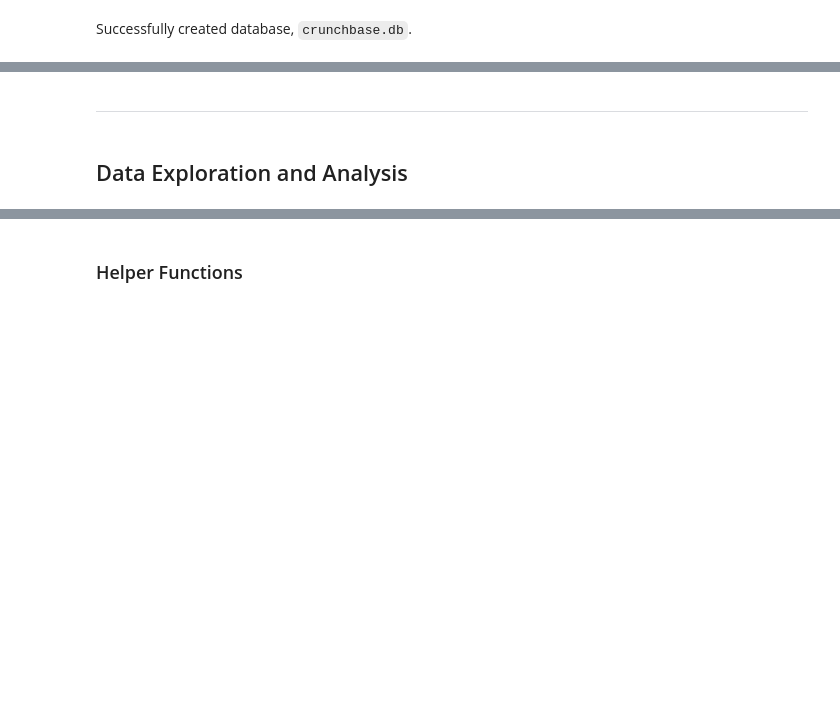
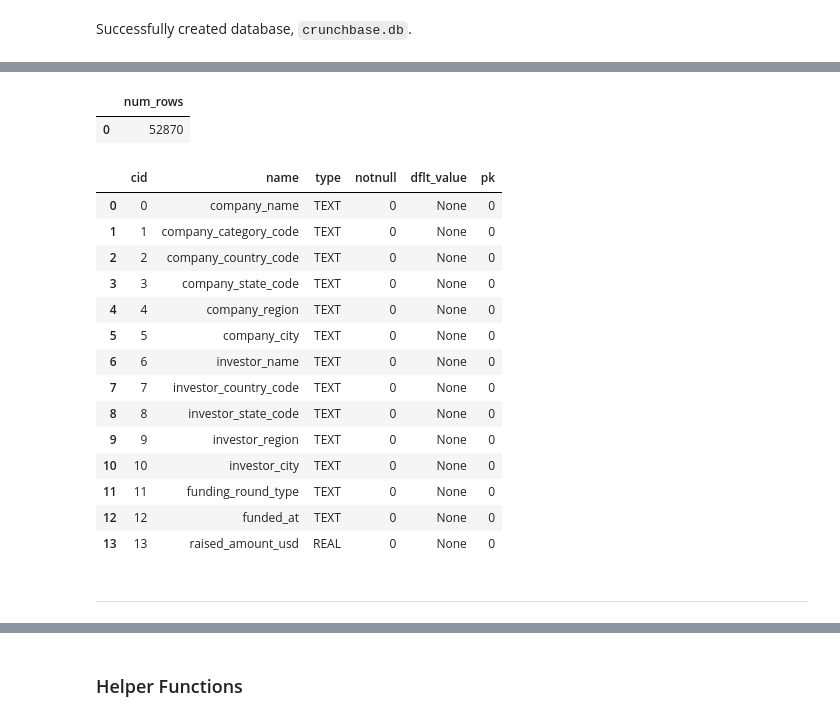
Before and after one commit to johannesgiorgis/dataquest, a Jupyter notebook: data_engineer_path/projects/project03_analyzing_startup_fundraising_deals_from_crunchbase/project03_analyzing_startup_fundraising_deals_from_crunchbase.ipynb, the cells around one changed output, grey strips where cells are left out. Drawn from its saved outputs; the diff is of its cells as text; code cells hidden in the pictures; blank space fills up the shorter version.

Commit message:
review project03 analyzing startup fundraising deals from crunchbase - reached data exploration and analysis part

```diff
--- a/data_engineer_path/projects/project03_analyzing_startup_fundraising_deals_from_crunchbase/project03_analyzing_startup_fundraising_deals_from_crunchbase.ipynb
+++ b/data_engineer_path/projects/project03_analyzing_startup_fundraising_deals_from_crunchbase/project03_analyzing_startup_fundraising_deals_from_crunchbase.ipynb
@@ -637,3 +660,19 @@ crunchbase.db
 project03_analyzing_startup_fundraising_deals_from_crunchbase.ipynb
 # %% [markdown]
 Successfully created database, `crunchbase.db`.
+# %%
+# SQLite Helper Functions
+
+def run_query(query):
+    with sqlite3.connect('crunchbase.db') as conn:
+        return pd.read_sql(query, conn)
+
+def show_tables():
+    query = '''
+    SELECT
+        name,
+        type
+    FROM sqlite_master
+    WHERE type IN ("table", "view");
+    '''
+    return run_query(query)
@@ -640,4 +704,29 @@ Successfully created database, `crunchbase.db`.
+# %%
+df = run_query('SELECT count(*) as num_rows from investments')
+df
+# %% [output]
+|  | num_rows |
+| 0 | 52870 |
+# %%
+# Table Columns info
+
+df = run_query('PRAGMA table_info(investments)')
+df
+# %% [output]
+|  | cid | name | type | notnull | dflt_value | pk |
+| 0 | 0 | company_name | TEXT | 0 | None | 0 |
+| 1 | 1 | company_category_code | TEXT | 0 | None | 0 |
+| 2 | 2 | company_country_code | TEXT | 0 | None | 0 |
+| 3 | 3 | company_state_code | TEXT | 0 | None | 0 |
+| 4 | 4 | company_region | TEXT | 0 | None | 0 |
+| 5 | 5 | company_city | TEXT | 0 | None | 0 |
+| 6 | 6 | investor_name | TEXT | 0 | None | 0 |
+| 7 | 7 | investor_country_code | TEXT | 0 | None | 0 |
+| 8 | 8 | investor_state_code | TEXT | 0 | None | 0 |
+| 9 | 9 | investor_region | TEXT | 0 | None | 0 |
+| 10 | 10 | investor_city | TEXT | 0 | None | 0 |
+| 11 | 11 | funding_round_type | TEXT | 0 | None | 0 |
+| 12 | 12 | funded_at | TEXT | 0 | None | 0 |
+| 13 | 13 | raised_amount_usd | REAL | 0 | None | 0 |
 # %% [markdown]
 ---
-# %% [markdown]
-## Data Exploration and Analysis
```
Also changed, not shown: parts of 23 cells of this notebook.
